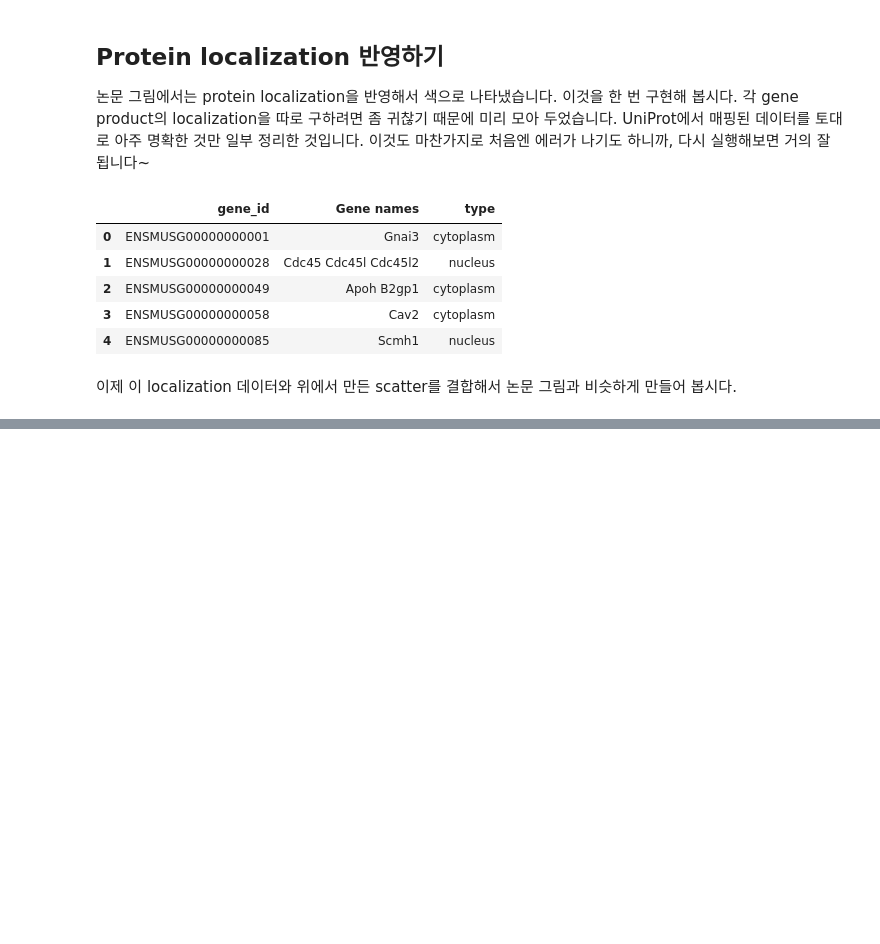
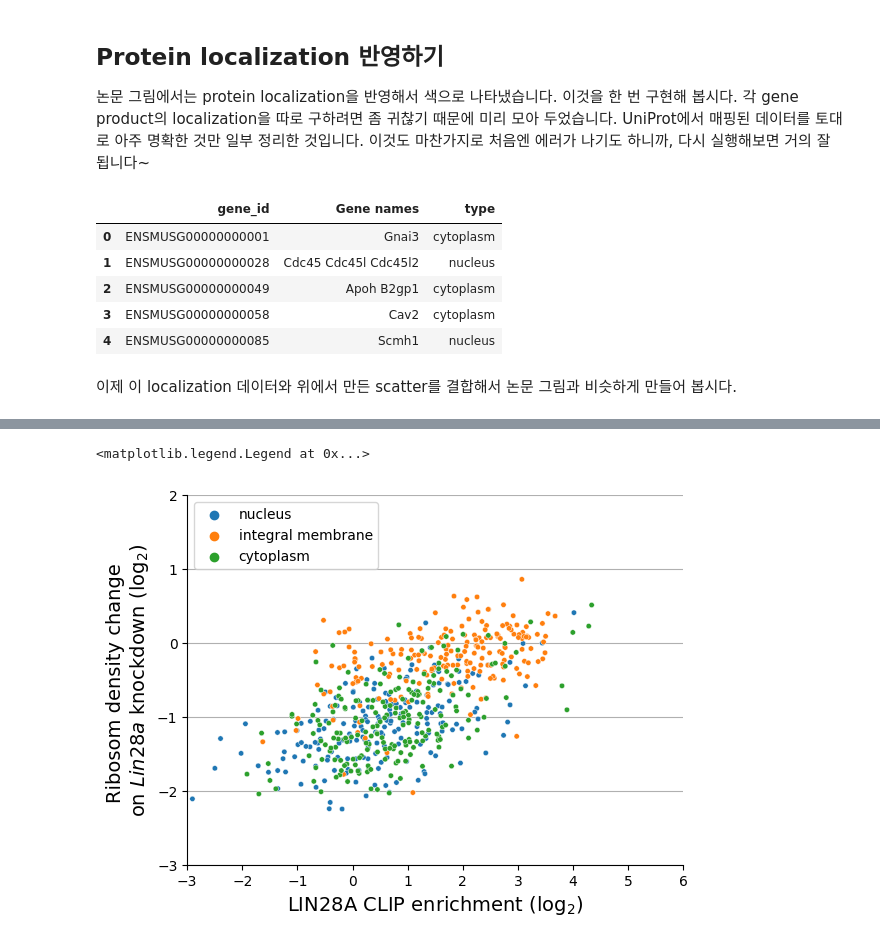
Before and after one commit to gaeunny/Bioinfo1_2023, a Jupyter notebook: CoLab_TermProj_2023_1.ipynb, the cells around one changed output, grey strips where cells are left out. Cells and saved outputs as stored; diff of their text form; code cells hidden in the pictures; blank space fills up the shorter version.

```diff
--- a/CoLab_TermProj_2023_1.ipynb
+++ b/CoLab_TermProj_2023_1.ipynb
@@ -311,0 +313,30 @@ See the caveats in the documentation: https://pandas.pydata.org/pandas-docs/stab
+# %%
+#LIN28A Is a Suppressor of ER-Associated Translation in Embryonic Stem Cells
+#https://doi.org/10.1016/j.cell.2012.10.019
+#4)This plot shows 200 randomly chosen transcripts per term for better visibility .. type별로?
+cnts_type['type'].value_counts()
+
+cnts_rs_nuc=cnts_type[cnts_type['type']=="nucleus"].sample(200)
+cnts_rs_int=cnts_type[cnts_type['type']=="integral membrane"].sample(200)
+cnts_rs_cyt=cnts_type[cnts_type['type']=="cytoplasm"].sample(200)
+
+cnts_rs=pd.concat([cnts_rs_nuc, cnts_rs_int, cnts_rs_cyt])
+
+plt.xlabel('LIN28A CLIP enrichment (log$_2$)', fontsize=14) #아래첨자 $_...$
+plt.ylabel('Ribosom density change \non ${Lin28a}$ knockdown (log$_2$)', fontsize=14) #이탈릭체 ${...}$
+plt.gca().spines['top'].set_visible(False) #테두리 없애기 (top/right/left/bottom)
+plt.gca().spines['right'].set_visible(False)
+
+plt.grid(axis='y', zorder=1) #그리드 선이 뒤로가게 zorder
+sns.scatterplot(x='log2_clip_enrichment',
+                y='log2_rden_change',
+                hue='type',
+                s=15,
+                data=cnts_rs,
+                zorder=2)
+plt.xlim([-3,6])
+plt.ylim([-3,2])
+plt.legend(loc='upper left')
+# %% [output]
+<matplotlib.legend.Legend at 0x...>
+[figure, added]
```
Also changed, not shown: parts of 4 cells of this notebook.
